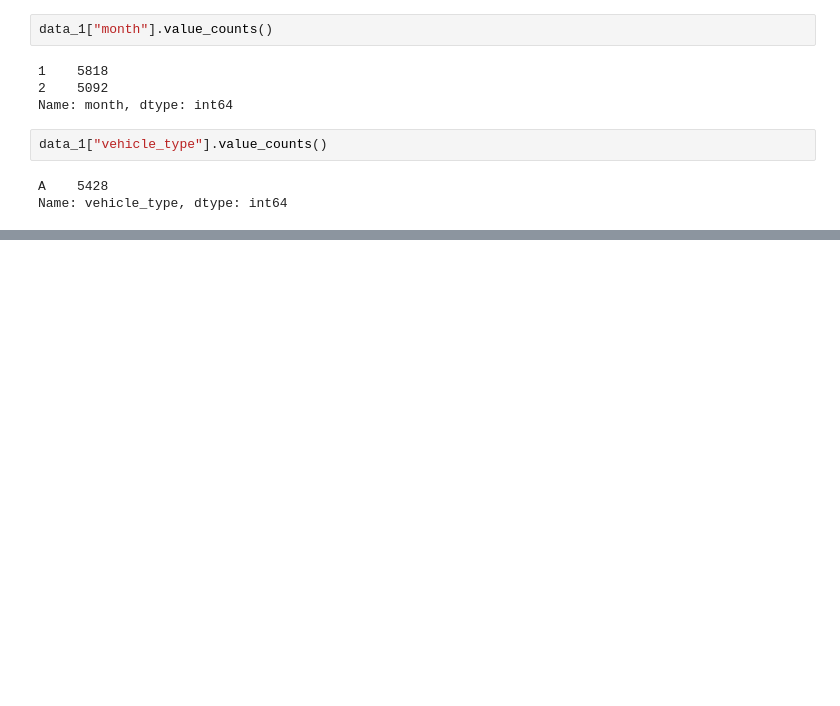
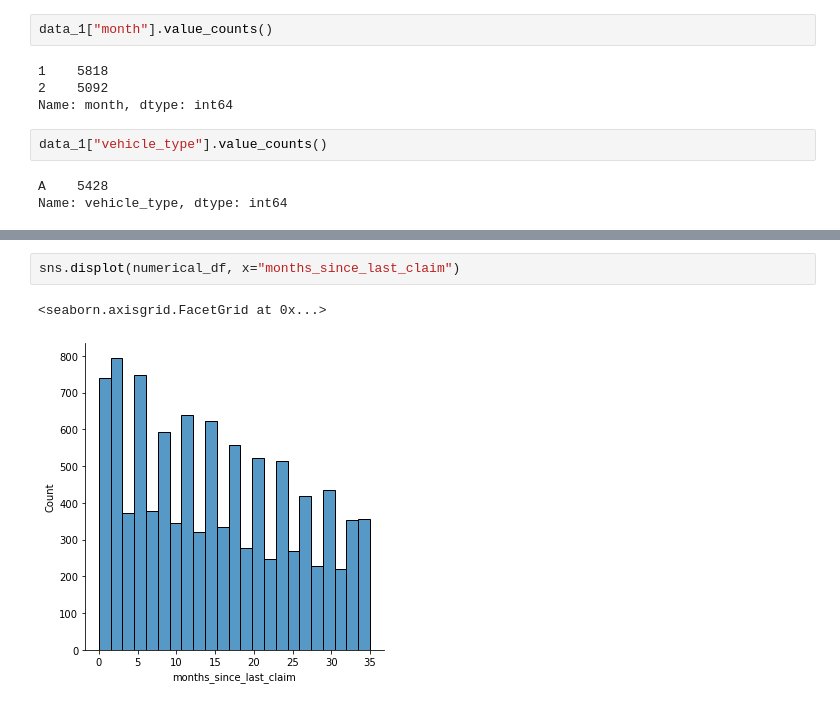
Before and after one commit to hollyjanedalton/lab-customer-analysis-round-2, a Jupyter notebook: files_for_lab/csv_files/Day 2_Lab2.ipynb, the cells around one changed output, grey strips where cells are left out. Saved outputs shown, nothing was run; the diff lists cells and outputs as text; blank space fills up the shorter version.

```diff
--- a/files_for_lab/csv_files/Day 2_Lab2.ipynb
+++ b/files_for_lab/csv_files/Day 2_Lab2.ipynb
@@ -392,0 +472,5 @@ print(min_tcm)
+# %%
+sns.displot(numerical_df, x="months_since_last_claim")
+# %% [output]
+<seaborn.axisgrid.FacetGrid at 0x...>
+[figure, added]
```
Also changed, not shown: parts of 44 cells of this notebook.
